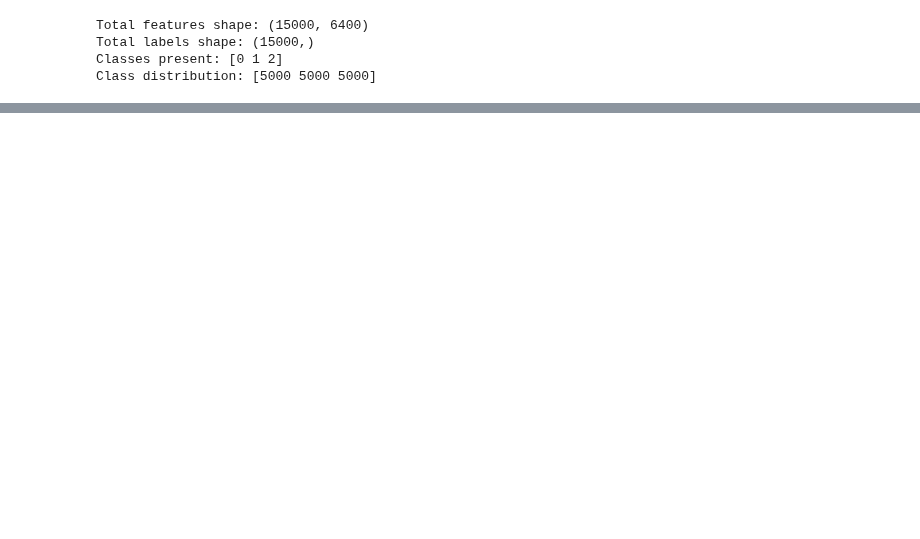
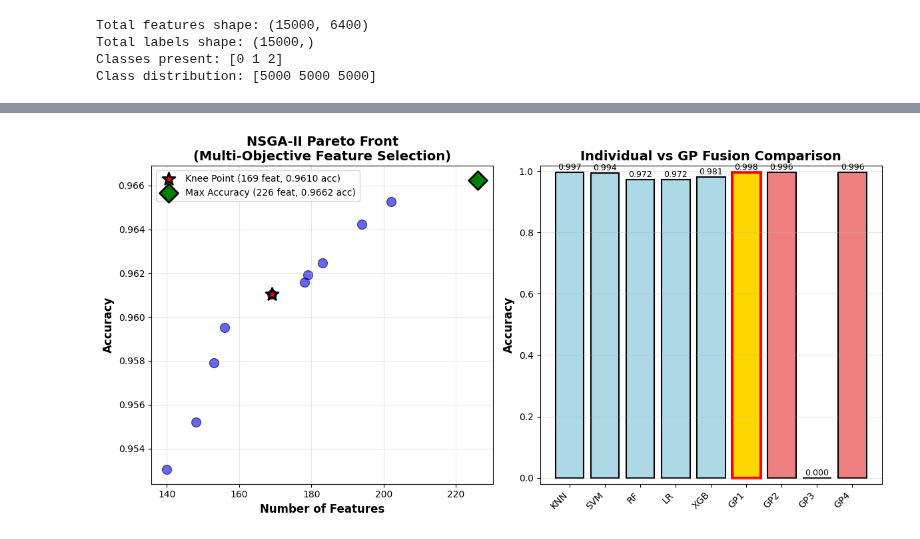
Before and after one commit to anshull-saxena/lung_cancer, a Jupyter notebook: code_multihead_final.ipynb, the cells around one changed output, grey strips where cells are left out. Saved outputs shown, nothing was run; the diff lists cells and outputs as text; code cells hidden in the pictures; blank space fills up the shorter version.

Commit message:
nsga

```diff
--- a/code_multihead_final.ipynb
+++ b/code_multihead_final.ipynb
@@ -1312,0 +2897,82 @@ Individual Classifier Accuracies:
+# %%
+# Visualize NSGA-II Pareto Front
+import matplotlib.pyplot as plt
+
+print("\n" + "="*80)
+print("NSGA-II PARETO FRONT VISUALIZATION")
+print("="*80)
+
+# Extract Pareto front data
+if 'nsga2_results' in globals():
+    pareto_front = nsga2_results['pareto_front']
+
+    accuracies = [sol['accuracy'] for sol in pareto_front]
+    n_features = [sol['n_features'] for sol in pareto_front]
+
+    # Create figure
+    plt.figure(figsize=(12, 6))
+
+    # Plot 1: Pareto front
+    plt.subplot(1, 2, 1)
+    plt.scatter(n_features, accuracies, c='blue', s=100, alpha=0.6, edgecolors='black')
+
+    # Highlight knee point and max accuracy solutions
+    knee_sol = nsga2_results['knee_solution']
+    max_acc_sol = nsga2_results['max_acc_solution']
+
+    plt.scatter([knee_sol['n_features']], [knee_sol['accuracy']],
+               c='red', s=200, marker='*', edgecolors='black', linewidths=2,
+               label=f"Knee Point ({knee_sol['n_features']} feat, {knee_sol['accuracy']:.4f} acc)")
+
+    plt.scatter([max_acc_sol['n_features']], [max_acc_sol['accuracy']],
+               c='green', s=200, marker='D', edgecolors='black', linewidths=2,
+               label=f"Max Accuracy ({max_acc_sol['n_features']} feat, {max_acc_sol['accuracy']:.4f} acc)")
+
+    plt.xlabel('Number of Features', fontsize=12, fontweight='bold')
+    plt.ylabel('Accuracy', fontsize=12, fontweight='bold')
+    plt.title('NSGA-II Pareto Front\n(Multi-Objective Feature Selection)', fontsize=14, fontweight='bold')
+    plt.grid(True, alpha=0.3)
+    plt.legend(loc='best', fontsize=10)
+
+    # Plot 2: GP Fusion Comparison
+    plt.subplot(1, 2, 2)
+    methods = ['KNN', 'SVM', 'RF', 'LR', 'XGB', 'GP1', 'GP2', 'GP3', 'GP4']
+    accs = [knn_acc, svm_acc, rf_acc, lr_acc, xgb_acc, gp1_acc, gp2_acc, gp3_acc, gp4_acc]
+    colors = ['lightblue']*5 + ['lightcoral', 'lightcoral', 'lightcoral', 'lightcoral']
+
+    bars = plt.bar(range(len(methods)), accs, color=colors, edgecolor='black', linewidth=1.5)
+
+    # Highlight best
+    best_idx = np.argmax(accs)
+    bars[best_idx].set_color('gold')
+    bars[best_idx].set_edgecolor('red')
+    bars[best_idx].set_linewidth(3)
+
+    plt.xticks(range(len(methods)), methods, rotation=45, ha='right')
+    plt.ylabel('Accuracy', fontsize=12, fontweight='bold')
+    plt.title('Individual vs GP Fusion Comparison', fontsize=14, fontweight='bold')
+    plt.grid(True, axis='y', alpha=0.3)
+    plt.ylim([min(accs)-0.02, max(accs)+0.02])
+
+    # Add value labels on bars
+    for i, (method, acc) in enumerate(zip(methods, accs)):
+        plt.text(i, acc + 0.002, f'{acc:.3f}', ha='center', va='bottom', fontsize=9)
+
+    plt.tight_layout()
+    plt.savefig('nsga2_gp_fusion_results.png', dpi=150, bbox_inches='tight')
+    print("✅ Visualization saved to 'nsga2_gp_fusion_results.png'")
+    plt.show()
+
+    # Print Pareto front statistics
+    print("\nPareto Front Statistics:")
+    print(f"  Number of solutions: {len(pareto_front)}")
+    print(f"  Accuracy range: [{min(accuracies):.4f}, {max(accuracies):.4f}]")
+    print(f"  Feature count range: [{min(n_features)}, {max(n_features)}]")
+    print(f"  Average features: {np.mean(n_features):.1f}")
+    print(f"  Average accuracy: {np.mean(accuracies):.4f}")
+
+else:
+    print("⚠️ NSGA-II results not found. Run feature selection first.")
+
+print("="*80)
+# %% [output]
@@ -1312,0 +2984 @@ Individual Classifier Accuracies:
+[figure, added]
```
Also changed, not shown: parts of 31 cells of this notebook, 10 other files.
